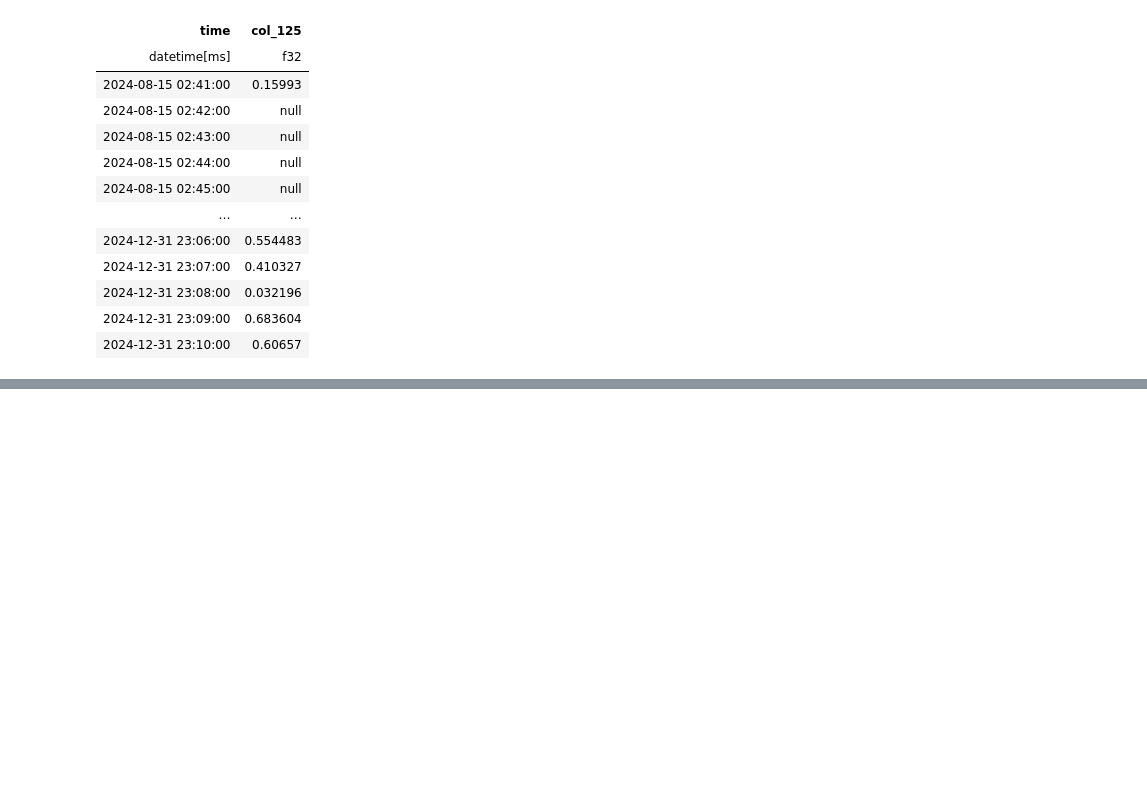
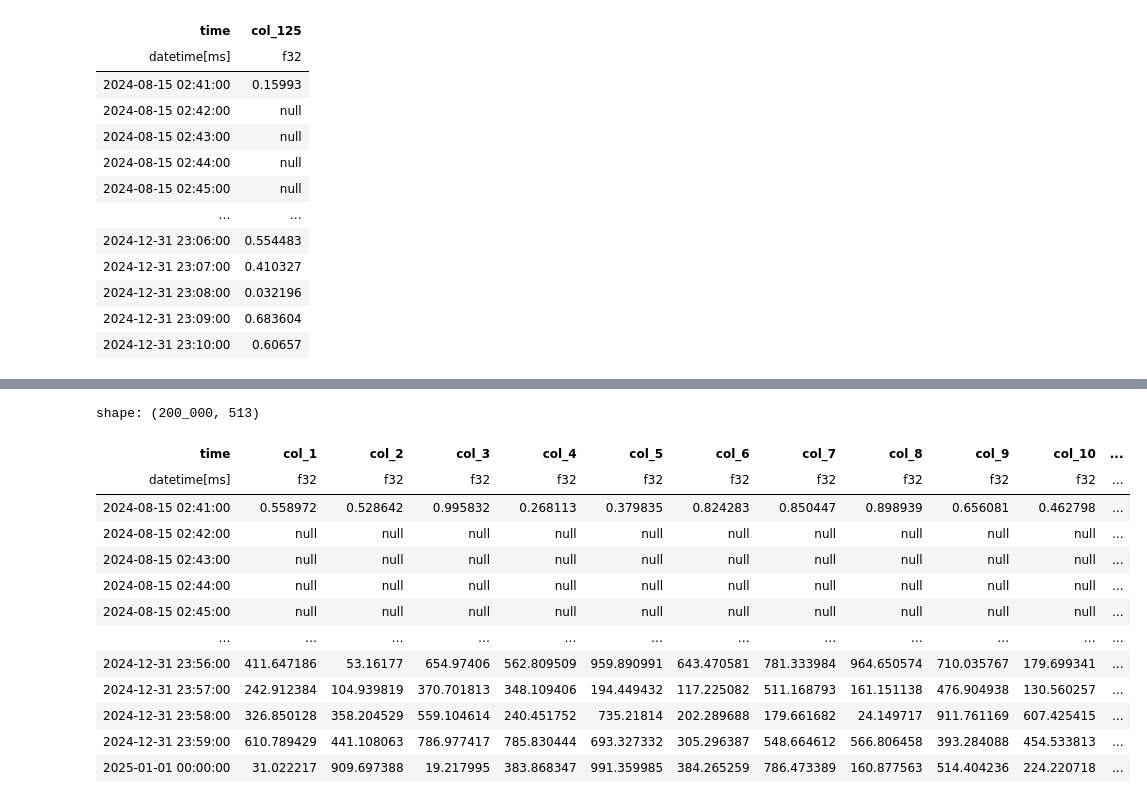
Before and after one commit to wlaur/olap-benchmarks, a Jupyter notebook: notebooks/upsert-test.ipynb, the cells around one changed output, grey strips where cells are left out. Saved outputs shown, nothing was run; the diff lists cells and outputs as text; code cells hidden in the pictures; blank space fills up the shorter version.

```diff
--- a/notebooks/upsert-test.ipynb
+++ b/notebooks/upsert-test.ipynb
@@ -91,0 +121,19 @@ shape: (199_950, 2)
+# %%
+dff = fetch_binary(f"select * from {TABLE_NAME} order by time", db.connect())
+
+dff
+# %% [output]
+shape: (200_000, 513)
+| time | col_1 | col_2 | col_3 | col_4 | col_5 | col_6 | col_7 | col_8 | col_9 | col_10 | ... |
+| datetime[ms] | f32 | f32 | f32 | f32 | f32 | f32 | f32 | f32 | f32 | f32 | ... |
+| 2024-08-15 02:41:00 | 0.558972 | 0.528642 | 0.995832 | 0.268113 | 0.379835 | 0.824283 | 0.850447 | 0.898939 | 0.656081 | 0.462798 | ... |
+| 2024-08-15 02:42:00 | null | null | null | null | null | null | null | null | null | null | ... |
+| 2024-08-15 02:43:00 | null | null | null | null | null | null | null | null | null | null | ... |
+| 2024-08-15 02:44:00 | null | null | null | null | null | null | null | null | null | null | ... |
+| 2024-08-15 02:45:00 | null | null | null | null | null | null | null | null | null | null | ... |
+| … | … | … | … | … | … | … | … | … | … | … | ... |
+| 2024-12-31 23:56:00 | 411.647186 | 53.16177 | 654.97406 | 562.809509 | 959.890991 | 643.470581 | 781.333984 | 964.650574 | 710.035767 | 179.699341 | ... |
+| 2024-12-31 23:57:00 | 242.912384 | 104.939819 | 370.701813 | 348.109406 | 194.449432 | 117.225082 | 511.168793 | 161.151138 | 476.904938 | 130.560257 | ... |
+| 2024-12-31 23:58:00 | 326.850128 | 358.204529 | 559.104614 | 240.451752 | 735.21814 | 202.289688 | 179.661682 | 24.149717 | 911.761169 | 607.425415 | ... |
+| 2024-12-31 23:59:00 | 610.789429 | 441.108063 | 786.977417 | 785.830444 | 693.327332 | 305.296387 | 548.664612 | 566.806458 | 393.284088 | 454.533813 | ... |
+| 2025-01-01 00:00:00 | 31.022217 | 909.697388 | 19.217995 | 383.868347 | 991.359985 | 384.265259 | 786.473389 | 160.877563 | 514.404236 | 224.220718 | ... |
```
Also changed, not shown: parts of 5 cells of this notebook, 5 other files.
